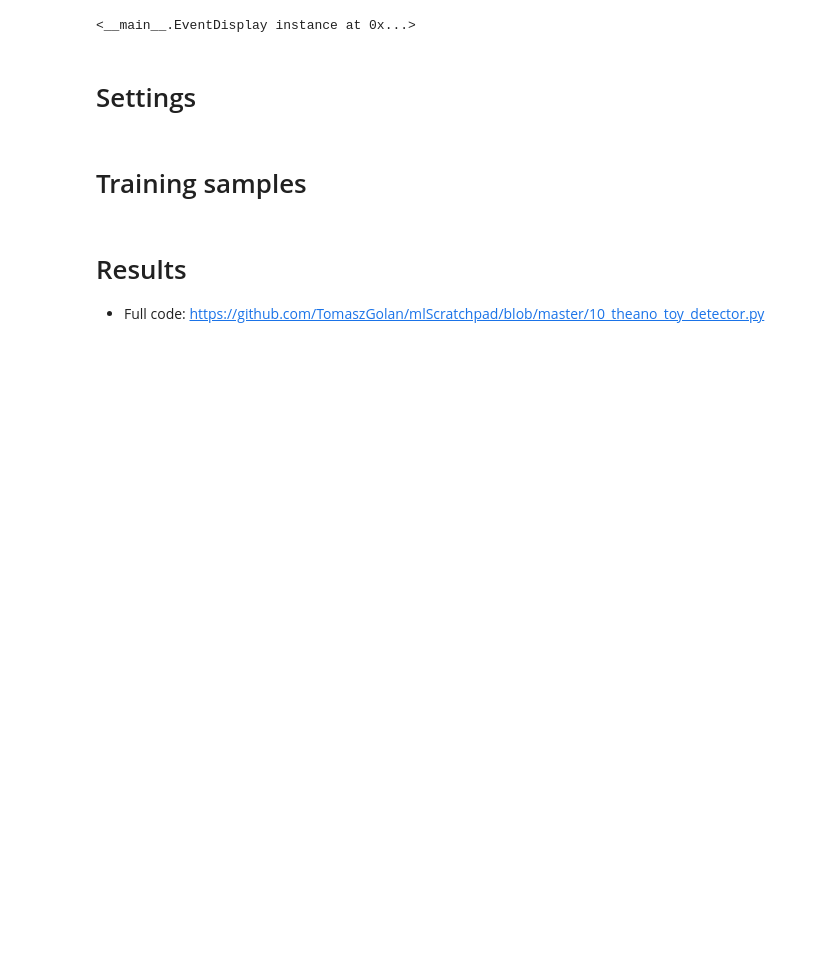
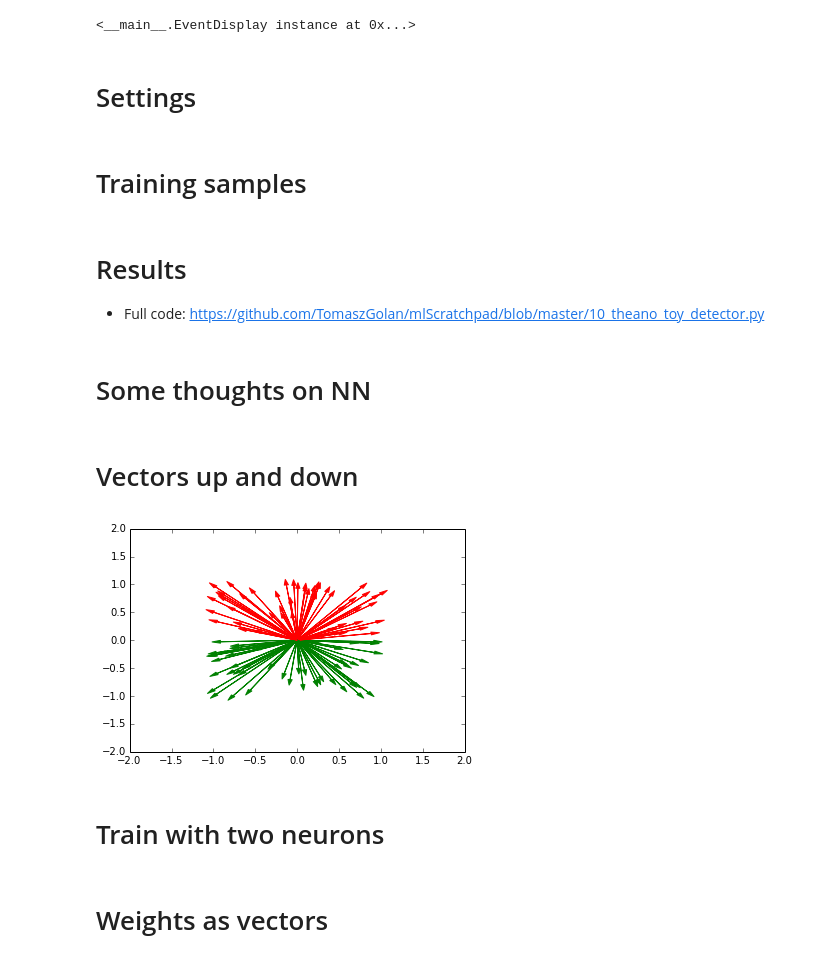
Before and after one commit to TomaszGolan/mlScratchpad, a Jupyter notebook: mlScratchpad_presentation.ipynb, the cells around one changed output. Cells and saved outputs as stored; diff of their text form; code cells hidden in the pictures; blank space fills up the shorter version.

```diff
--- a/mlScratchpad_presentation.ipynb
+++ b/mlScratchpad_presentation.ipynb
@@ -1274,3 +1274,42 @@ Reconstruted events: 95.50%
 	 within 3 planes: 12.600000%
 	 within 4 planes: 7.300000%
 	 within 5 planes: 3.400000%
+# %% [markdown]
+# Some thoughts on NN
+# %%
+%matplotlib inline
+
+### IMPORTS ###
+
+import theano
+import theano.tensor as T
+import theano.tensor.nnet as nnet
+import matplotlib.pyplot as plt
+import numpy
+
+rng = numpy.random # random number generator
+
+N = 200
+alpha = 0.1
+nEpochs = 50
+# %% [markdown]
+# Vectors up and down
+# %%
+X = (2.0 * rng.sample((N,2)) - 1) # [-1,1]x[-1,2]
+Y = [int(x[1] > 0) for x in X]    # 1/0 for up/down
+
+# Plot training samples
+
+plt.xlim([-2,2])
+plt.ylim([-2,2])
+
+for i in range(100):
+    if Y[i]: c = 'r'
+    else: c = 'g'
+    plt.arrow(0, 0, X[i][0], X[i][1], head_width=0.05, head_length=0.1, fc=c, ec=c)
+
+plt.show()
+# %% [output]
+[figure, added]
+# %% [markdown]
+# Train with two neurons
@@ -1276,0 +1358,2 @@ Reconstruted events: 95.50%
+# %% [markdown]
+# Weights as vectors
```
Also changed, not shown: parts of 16 cells of this notebook, 9 other files.
